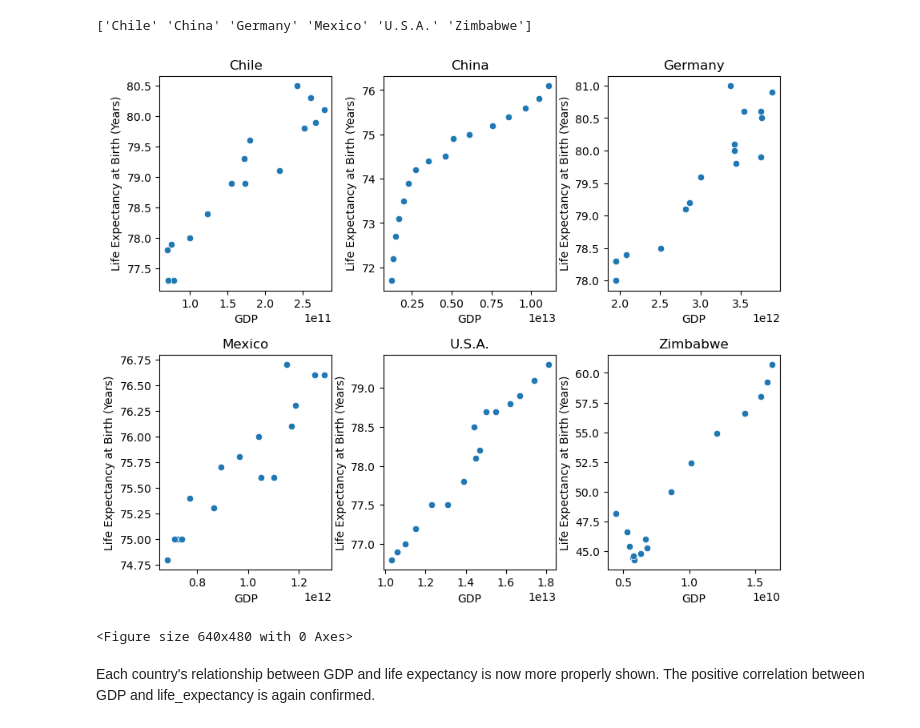
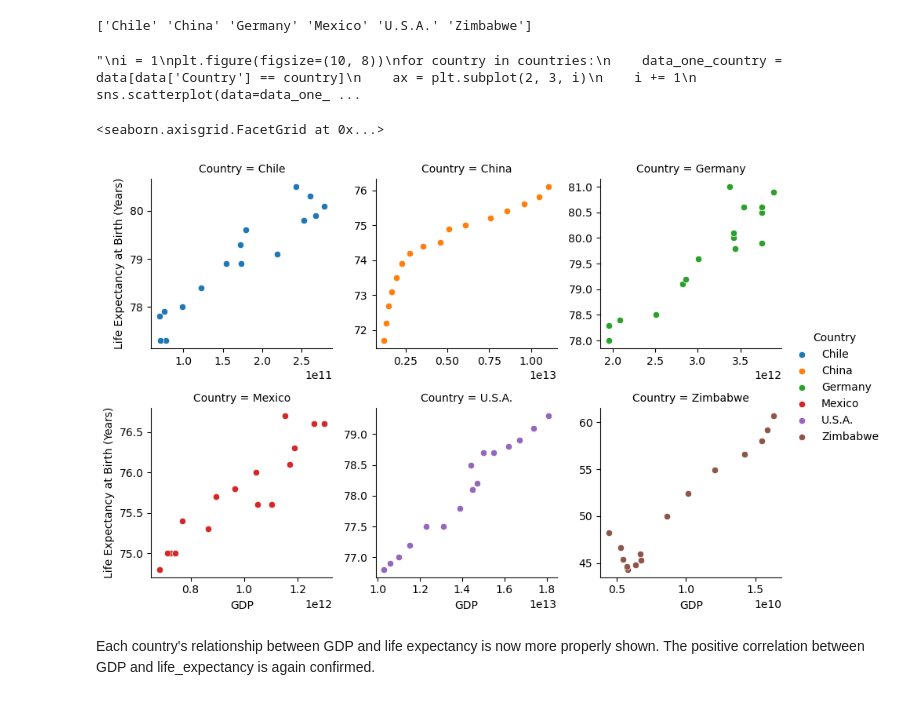
Before and after one commit to xuanzee/ds_life_expectancy, a Jupyter notebook: life_expectancy_gdp.ipynb, the cells around one changed output. Cells and saved outputs as stored; diff of their text form; code cells hidden in the pictures.

```diff
--- a/life_expectancy_gdp.ipynb
+++ b/life_expectancy_gdp.ipynb
@@ -138,7 +139,8 @@ print(countries)
 # %% [output]
 ['Chile' 'China' 'Germany' 'Mexico' 'U.S.A.' 'Zimbabwe']
 # %%
-#Show them in one graph
+#Show with multiple individual scatterplots.
+'''
 i = 1
 plt.figure(figsize=(10, 8))
 for country in countries:
@@ -151,9 +153,16 @@ for country in countries:
 plt.subplots_adjust(hspace=0.3, wspace=0.3)
 plt.show()
 plt.clf()
+'''
 # %% [output]
-[figure, removed]
-<Figure size 640x480 with 0 Axes>
+"\ni = 1\nplt.figure(figsize=(10, 8))\nfor country in countries:\n    data_one_country = data[data['Country'] == country]\n    ax = plt.subplot(2, 3, i)\n    i += 1\n    sns.scatterplot(data=data_one_ ...
+# %%
+#More conveniently with FacetGrid
+graph = sns.FacetGrid(data, col='Country', col_wrap=3, hue='Country', sharex=False, sharey=False)
+graph.map(sns.scatterplot, 'GDP', 'life_expectancy').add_legend().set_ylabels('Life Expectancy at Birth (Years)')
+# %% [output]
+<seaborn.axisgrid.FacetGrid at 0x...>
+[figure, added]
 # %% [markdown]
 Each country's relationship between GDP and life expectancy is now more properly shown.
 The positive correlation between GDP and life_expectancy is again confirmed.
```
Also changed, not shown: parts of 2 cells of this notebook.
